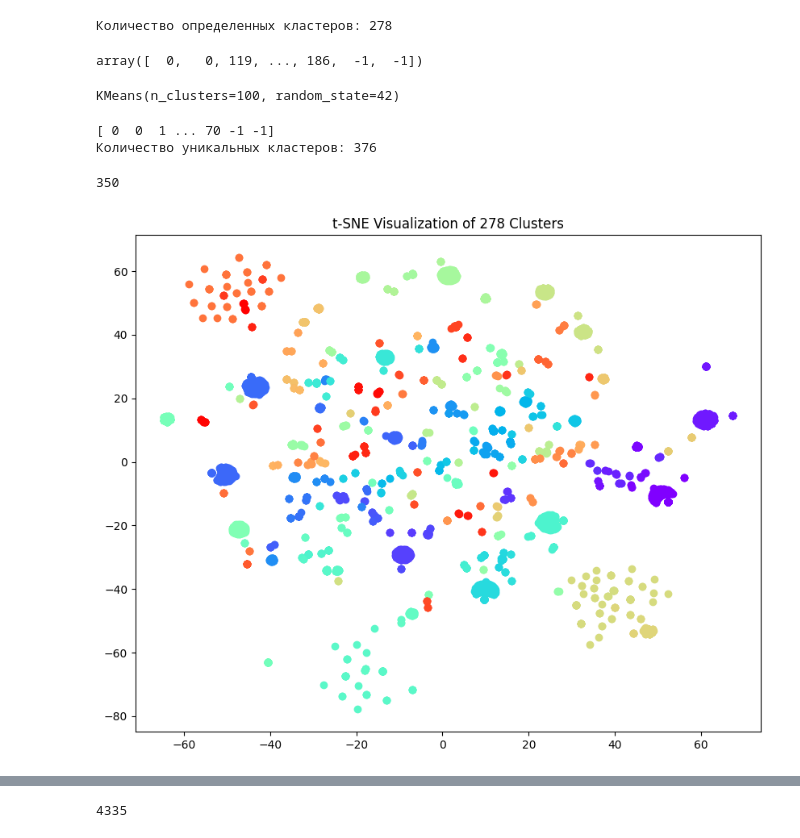
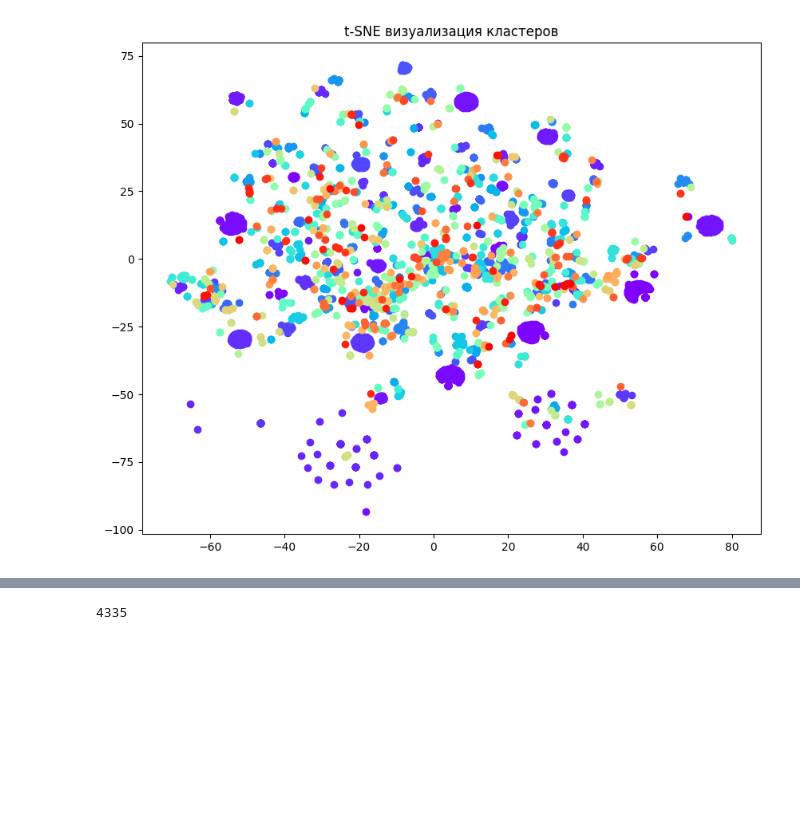
Before and after one commit to DCDsqd/AgroCode, a Jupyter notebook: src/model.ipynb, the cells around one changed output, grey strips where cells are left out. Cells and saved outputs as stored; diff of their text form; code cells hidden in the pictures; blank space fills up the shorter version.

```diff
--- a/src/model.ipynb
+++ b/src/model.ipynb
@@ -52,17 +90,20 @@ OPTICS(min_samples=3)
 # %%
-clusters = optics.labels_
+# Проведение кластеризации с оптимальным количеством кластеров
+optimal_clusterer = KMeans(n_clusters=best_n_clusters, random_state=42)
+optimal_cluster_labels = optimal_clusterer.fit_predict(X)
 
-# Определение количества уникальных кластеров (за исключением шумовых точек)
-unique_clusters = len(set(clusters)) - (1 if -1 in clusters else 0)
-print(f'Количество определенных кластеров: {unique_clusters}')
+# Визуализация результатов (если применимо)
+# Можно использовать t-SNE для снижения размерности, если X имеет больше двух измерений
+from sklearn.manifold import TSNE
+
+tsne = TSNE(n_components=2, random_state=42)
+X_tsne = tsne.fit_transform(X)
+
+colors = plt.cm.rainbow(np.linspace(0, 1, best_n_clusters))
+plt.figure(figsize=(10, 8))
+for i in range(best_n_clusters):
+    plt.scatter(X_tsne[optimal_cluster_labels == i, 0], X_tsne[optimal_cluster_labels == i, 1], color=colors[i], label=f'Cluster {i}')
+plt.title('t-SNE визуализация кластеров')
+plt.show()
 # %% [output]
-Количество определенных кластеров: 278
+[figure, added]
-# %%
-clusters
-# %% [output]
-array([  0,   0, 119, ..., 186,  -1,  -1])
-# %%
-kmeans = KMeans(n_clusters=100, random_state=42)
-kmeans.fit(X)
-# %% [output]
-KMeans(n_clusters=100, random_state=42)
@@ -71,15 +109,0 @@ cluster_labels = kmeans.predict(X)
-# %%
-dbscan = DBSCAN(eps=0.5, min_samples=2)
-
-cluster_labels = dbscan.fit_predict(X)
-print(cluster_labels)
-# clusters - это массив меток кластеров, полученный от DBSCAN
-unique_clusters = np.unique(cluster_labels)
-
-# Подсчет количества уникальных кластеров, исключая шум (метка -1)
-n_clusters = len(unique_clusters) - (1 if -1 in clusters else 0)
-
-print(f'Количество уникальных кластеров: {n_clusters}')
-# %% [output]
-[ 0  0  1 ... 70 -1 -1]
-Количество уникальных кластеров: 376
@@ -91,30 +110 @@ unique_clusters = clusters
-# %%
-len(np.unique(clusters))
-# %% [output]
-350
-# %%
-import matplotlib.pyplot as plt
-from sklearn.manifold import TSNE
-import matplotlib.cm as cm
-import numpy as np
-
-cluster_labels = clusters
-
-# Применение t-SNE для снижения размерности
-tsne = TSNE(n_components=2, random_state=42)
-X_tsne = tsne.fit_transform(X)
-
-# Визуализация 50 кластеров
-n_clusters = 278
-colors = cm.rainbow(np.linspace(0, 1, n_clusters))
-labels = cluster_labels  # Убедитесь, что cluster_labels содержит метки для 50 кластеров
-
-plt.figure(figsize=(10, 8))
-for i in range(n_clusters):
-    plt.scatter(X_tsne[labels == i, 0], X_tsne[labels == i, 1], color=colors[i], label=f'Cluster {i}')
-
-plt.title(f't-SNE Visualization of {n_clusters} Clusters')
-plt.show()
-# %% [output]
-[figure, removed]
 # %%
```
Also changed, not shown: parts of 9 cells of this notebook, 2 other files.
